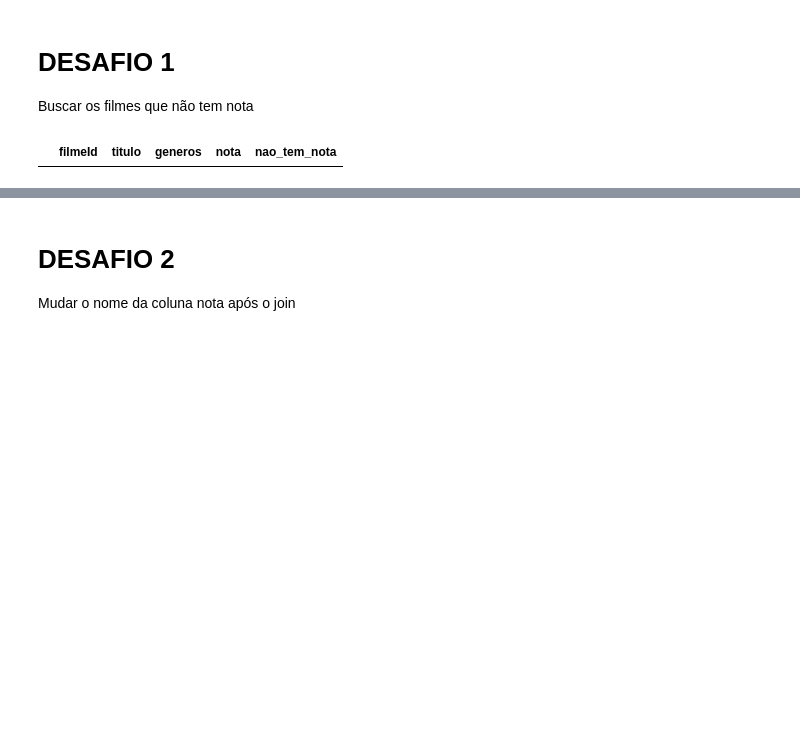
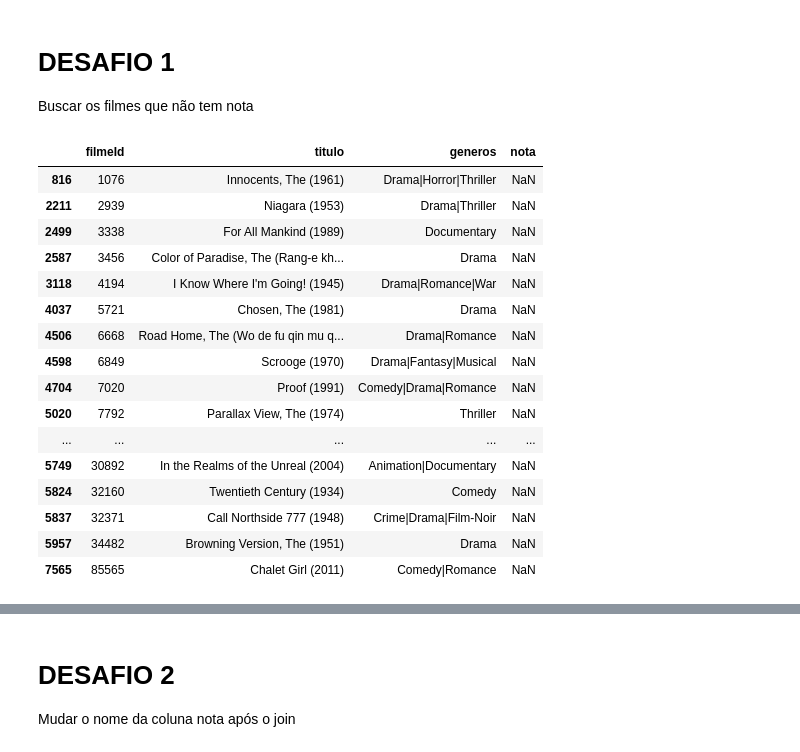
Before and after one commit to dnlrodrigues/analise_dados_python, a Jupyter notebook: QuarentenasDados_Filme.ipynb, the cells around one changed output, grey strips where cells are left out. Cells and saved outputs as stored; diff of their text form; code cells hidden in the pictures; blank space fills up the shorter version.

```diff
--- a/QuarentenasDados_Filme.ipynb
+++ b/QuarentenasDados_Filme.ipynb
@@ -226,11 +226,26 @@ filmes_com_media
 # DESAFIO 1
 Buscar os filmes que não tem nota
 # %%
-filmes_joiner_right = filmes.join(notas_media_por_filme, on="filmeId", how='right')
-filmes_joiner_right["nao_tem_nota"] = filmes_joiner_right["nota"].isna()
-#?filmes_joiner_right.filter(items=["nao_tem_nota == True"], axis=1)
-filmes_joiner_right.filter(like='nao_tem_nota==True', axis=0)
-#t.head()
-#filmes_joiner_right.head()
+filmes_joiner_right = filmes.join(notas_media_por_filme, on="filmeId", how='left')
+#filmes_joiner_right["nao_tem_nota"] = filmes_joiner_right["nota"].isnull()
+#filmes_joiner_right.sort_values("nao_tem_nota", ascending=False).head(18)
+filmes_joiner_null = pd.isnull(filmes_joiner_right["nota"])
+filmes_joiner_right[filmes_joiner_null]
 # %% [output]
-|  | filmeId | titulo | generos | nota | nao_tem_nota |
+|  | filmeId | titulo | generos | nota |
+| 816 | 1076 | Innocents, The (1961) | Drama|Horror|Thriller | NaN |
+| 2211 | 2939 | Niagara (1953) | Drama|Thriller | NaN |
+| 2499 | 3338 | For All Mankind (1989) | Documentary | NaN |
+| 2587 | 3456 | Color of Paradise, The (Rang-e kh... | Drama | NaN |
+| 3118 | 4194 | I Know Where I'm Going! (1945) | Drama|Romance|War | NaN |
+| 4037 | 5721 | Chosen, The (1981) | Drama | NaN |
+| 4506 | 6668 | Road Home, The (Wo de fu qin mu q... | Drama|Romance | NaN |
+| 4598 | 6849 | Scrooge (1970) | Drama|Fantasy|Musical | NaN |
+| 4704 | 7020 | Proof (1991) | Comedy|Drama|Romance | NaN |
+| 5020 | 7792 | Parallax View, The (1974) | Thriller | NaN |
+| ... | ... | ... | ... | ... |
+| 5749 | 30892 | In the Realms of the Unreal (2004) | Animation|Documentary | NaN |
+| 5824 | 32160 | Twentieth Century (1934) | Comedy | NaN |
+| 5837 | 32371 | Call Northside 777 (1948) | Crime|Drama|Film-Noir | NaN |
+| 5957 | 34482 | Browning Version, The (1951) | Drama | NaN |
+| 7565 | 85565 | Chalet Girl (2011) | Comedy|Romance | NaN |
```
Also changed, not shown: parts of 5 cells of this notebook.
